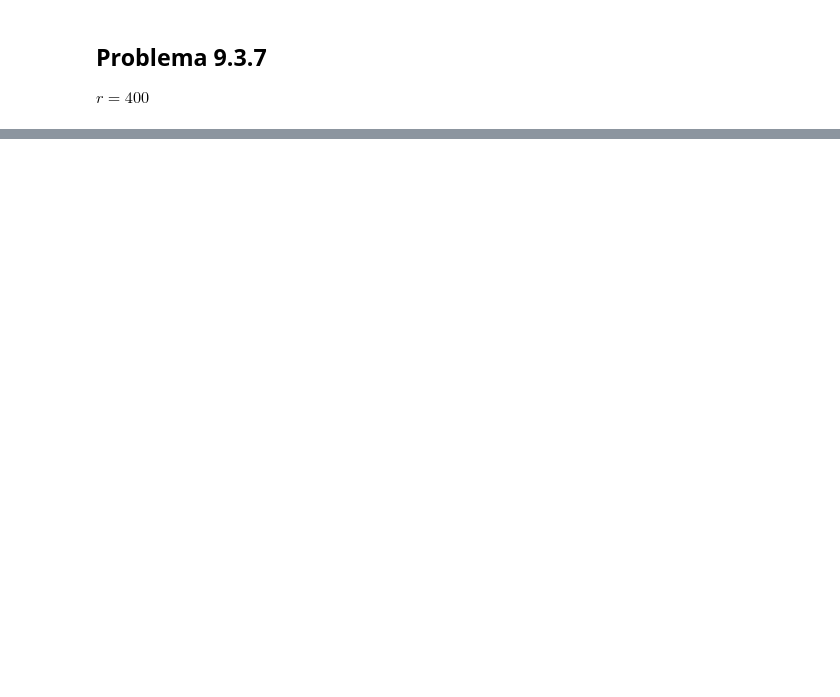
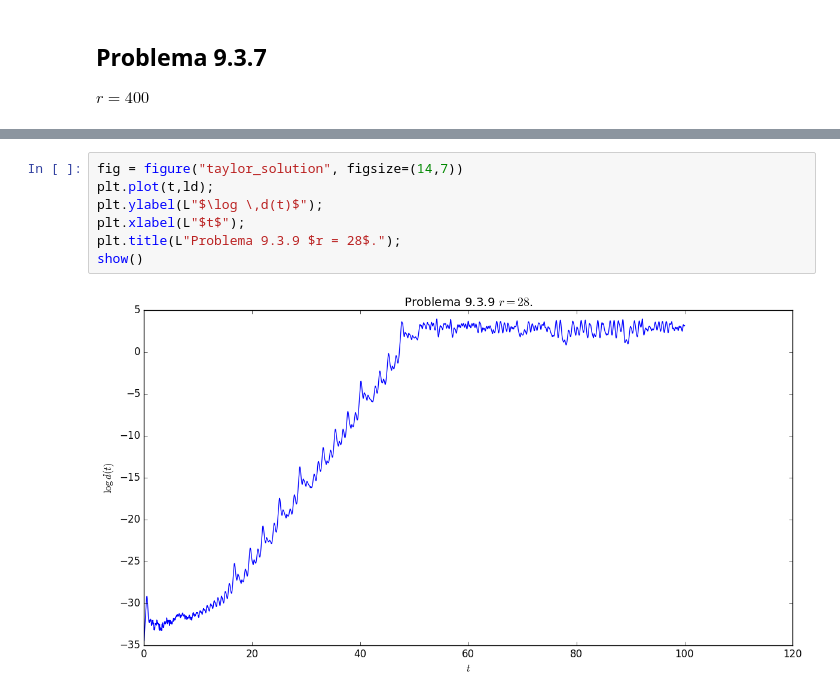
Before and after one commit to sontanon/ProyectoLorenz, a Jupyter notebook: Lorenz.ipynb, the cells around one changed output, grey strips where cells are left out. Cells and saved outputs as stored; diff of their text form; blank space fills up the shorter version.

```diff
--- a/Lorenz.ipynb
+++ b/Lorenz.ipynb
@@ -330,0 +169,9 @@ show()
+# %%
+fig = figure("taylor_solution", figsize=(14,7))
+plt.plot(t,ld);
+plt.ylabel(L"$\log \,d(t)$");
+plt.xlabel(L"$t$");
+plt.title(L"Problema 9.3.9 $r = 28$.");
+show()
+# %% [output]
+[figure, added]
```
Also changed, not shown: parts of 25 cells of this notebook, 1 other file.
